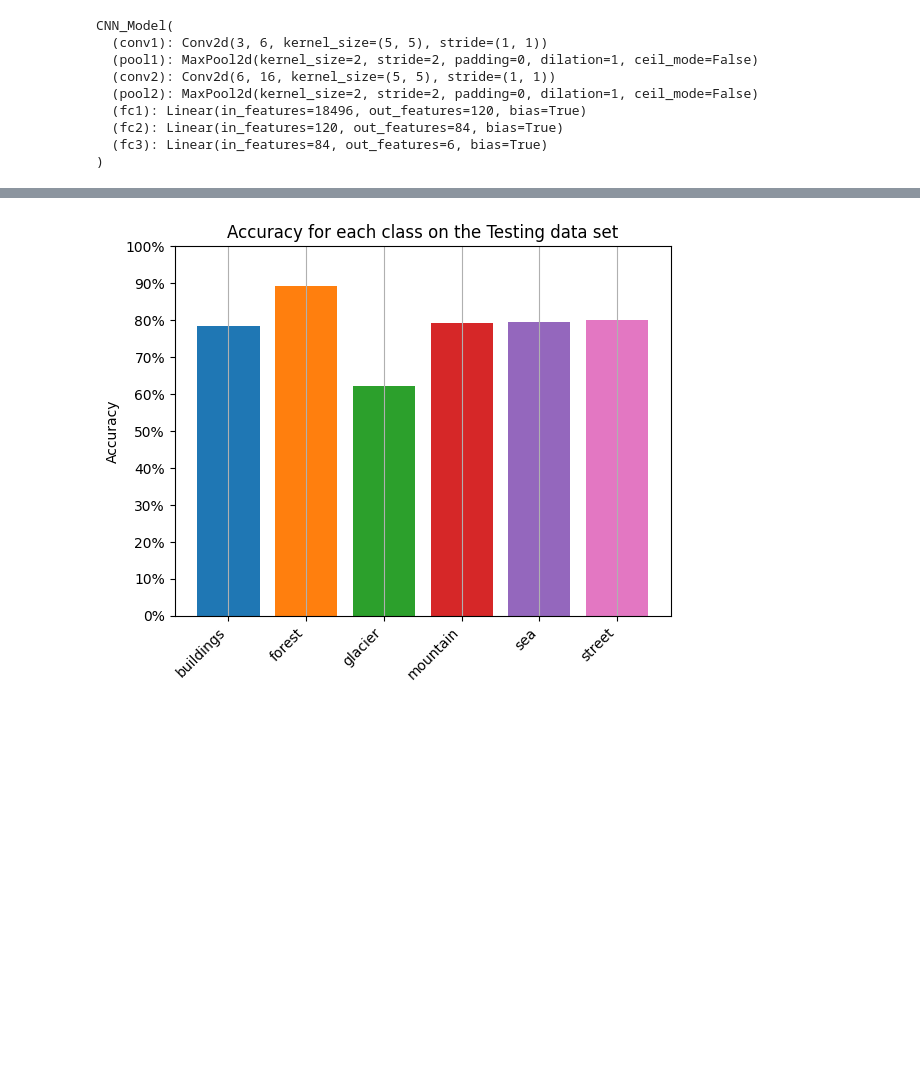
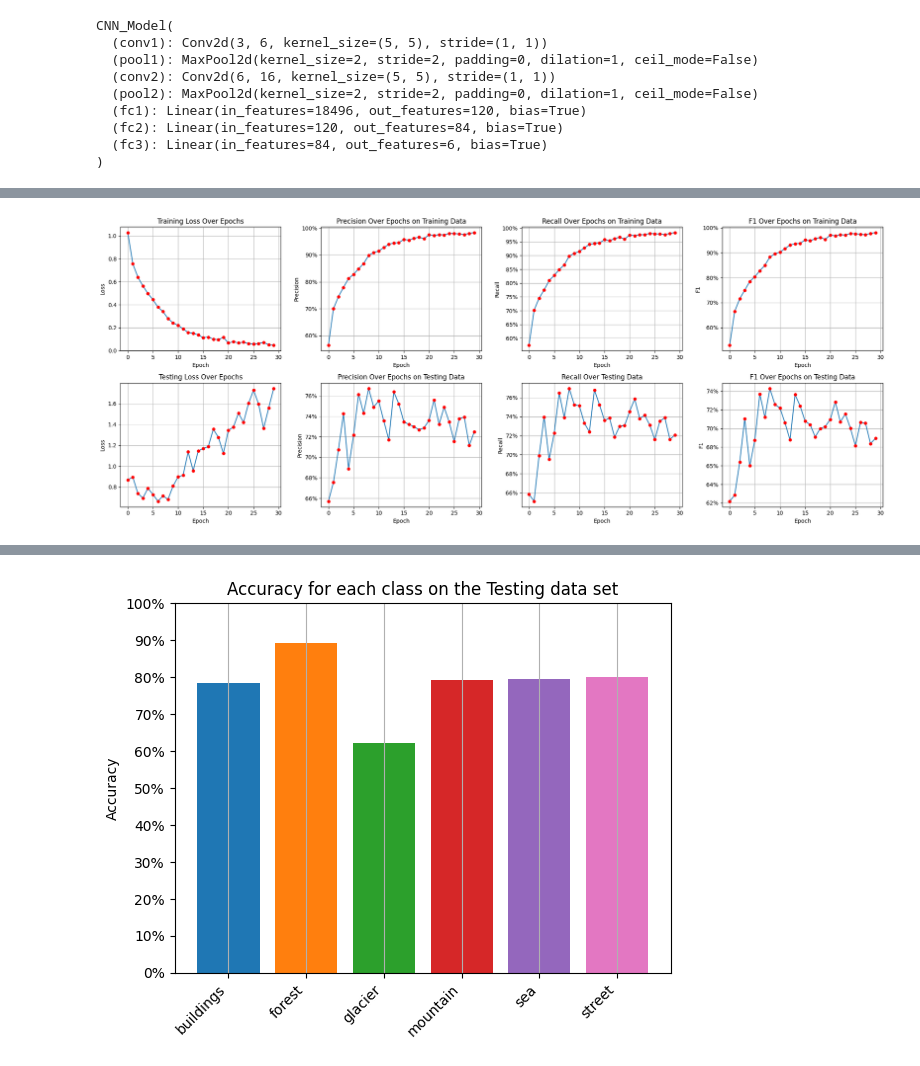
Before and after one commit to damian930/Intel_Image_Classifier, a Jupyter notebook: CNN_model.ipynb, the cells around one changed output, grey strips where cells are left out. Saved outputs shown, nothing was run; the diff lists cells and outputs as text; code cells hidden in the pictures; blank space fills up the shorter version.

```diff
--- a/CNN_model.ipynb
+++ b/CNN_model.ipynb
@@ -306,5 +306,5 @@ CNN_Model(
 )
 # %%
 loss_function = nn.CrossEntropyLoss()
-# optimizer     = optim.Adam(model.parameters(), lr=0.001)
-optimizer     = optim.SGD(params=model.parameters(), lr=0.001, momentum=0.9)
+optimizer     = optim.Adam(model.parameters(), lr=0.001, weight_decay=1e-5)
+# optimizer     = optim.SGD(params=model.parameters(), lr=0.001, momentum=0.9)
@@ -634,3 +446,77 @@ plt.show()
+# %%
+# Creating 8 subplots (2 rows of 4)
+fig, ax = plt.subplots(2, 4, figsize=(20, 8))
+
+# Plotting the first graph (Training Loss)
+ax[0][0].plot(range(n_epochs), epoch_losses, marker='o',  markerfacecolor='red', markeredgecolor='None')
+ax[0][0].set_title("Training Loss Over Epochs")
+ax[0][0].set_xlabel("Epoch")
+ax[0][0].set_ylabel("Loss")
+ax[0][0].grid()
+
+# Plotting the second graph (Training Preciison)
+ax[0][1].plot(range(n_epochs), epoch_precision, marker='o',  markerfacecolor='red', markeredgecolor='None')
+ax[0][1].set_title("Precision Over Epochs on Training Data")
+ax[0][1].set_xlabel("Epoch")
+ax[0][1].set_ylabel("Precision")
+ax[0][1].yaxis.set_major_formatter(lambda y, pos: f'{int(y * 100)}%')
+ax[0][1].grid()
+
+# Protting the third graph (Training Recall)
+ax[0][2].plot(range(n_epochs), epoch_recall, marker='o',  markerfacecolor='red', markeredgecolor='None')
+ax[0][2].set_title("Recall Over Epochs on Training Data")
+ax[0][2].set_xlabel("Epoch")
+ax[0][2].set_ylabel("Recall")
+ax[0][2].yaxis.set_major_formatter(lambda y, pos: f'{int(y * 100)}%')
+ax[0][2].grid()
+
+# Protting the fourth graph (Training F1)
+ax[0][3].plot(range(n_epochs), epoch_f1, marker='o',  markerfacecolor='red', markeredgecolor='None')
+ax[0][3].set_title("F1 Over Epochs on Training Data")
+ax[0][3].set_xlabel("Epoch")
+ax[0][3].set_ylabel("F1")
+ax[0][3].yaxis.set_major_formatter(lambda y, pos: f'{int(y * 100)}%')
+ax[0][3].grid()
+
+# ==============================================================================================================
+
+# Plotting the first graph (Testing Loss)
+ax[1][0].plot(range(n_epochs), epoch_losses_on_test, marker='o',  markerfacecolor='red', markeredgecolor='None')
+ax[1][0].set_title("Testing Loss Over Epochs")
+ax[1][0].set_xlabel("Epoch")
+ax[1][0].set_ylabel("Loss")
+ax[1][0].grid()
+
+# Plotting the second graph (Training Preciison)
+ax[1][1].plot(range(n_epochs), epoch_precisions_on_test, marker='o',  markerfacecolor='red', markeredgecolor='None')
+ax[1][1].set_title("Precision Over Epochs on Testing Data")
+ax[1][1].set_xlabel("Epoch")
+ax[1][1].set_ylabel("Precision")
+ax[1][1].yaxis.set_major_formatter(lambda y, pos: f'{int(y * 100)}%')
+ax[1][1].grid()
+
+# Protting the third graph (Testing Recall)
+ax[1][2].plot(range(n_epochs), epoch_recalls_on_test, marker='o',  markerfacecolor='red', markeredgecolor='None')
+ax[1][2].set_title("Recall Over Testing Data")
+ax[1][2].set_xlabel("Epoch")
+ax[1][2].set_ylabel("Recall")
+ax[1][2].yaxis.set_major_formatter(lambda y, pos: f'{int(y * 100)}%')
+ax[1][2].grid()
+
+# Protting the fourth graph (Testing F1)
+ax[1][3].plot(range(n_epochs), epoch_f1_on_test, marker='o',  markerfacecolor='red', markeredgecolor='None')
+ax[1][3].set_title("F1 Over Epochs on Testing Data")
+ax[1][3].set_xlabel("Epoch")
+ax[1][3].set_ylabel("F1")
+ax[1][3].yaxis.set_major_formatter(lambda y, pos: f'{int(y * 100)}%')
+ax[1][3].grid()
+
+# Adjusting layout to avoid overlap
+plt.tight_layout()
+plt.subplots_adjust(wspace=0.25)
+plt.show()
+# %% [output]
+[figure, added]
 # %%
 # Visualising a couple of images from the testing set
 
```
Also changed, not shown: parts of 15 cells of this notebook, 1 other file.
